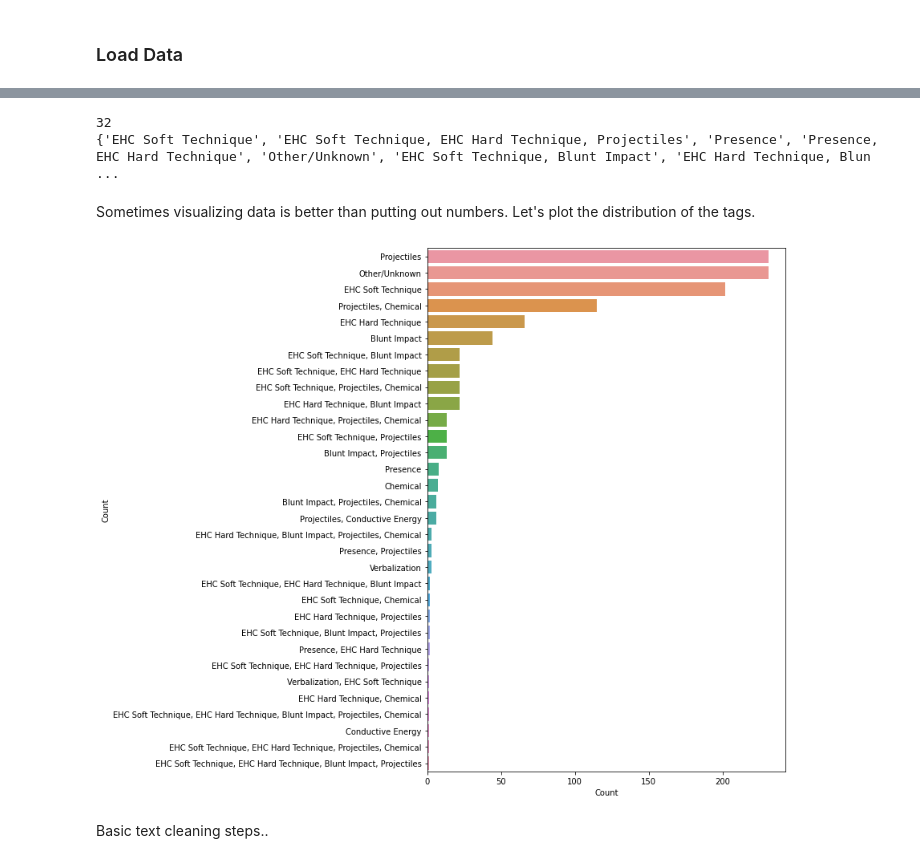
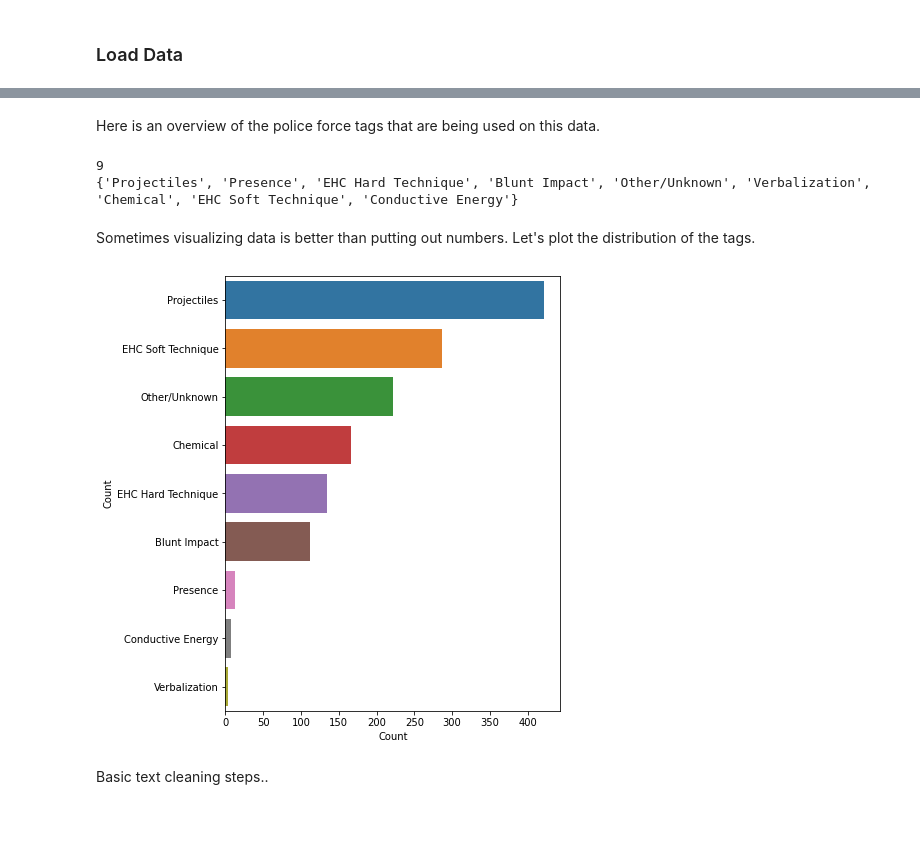
Before and after one commit to BloomTech-Labs/Labs25-Human_Rights_First-TeamC-DS, a Jupyter notebook: notebooks/Category_prediction.ipynb, the cells around one changed output, grey strips where cells are left out. Drawn from its saved outputs; the diff is of its cells as text; code cells hidden in the pictures; blank space fills up the shorter version.

Commit message:
fix/cleaned the output for the target data

```diff
--- a/notebooks/Category_prediction.ipynb
+++ b/notebooks/Category_prediction.ipynb
@@ -93,30 +109,31 @@ df.head(5)
+# %% [markdown]
+Here is an overview of the police force tags that are being used on this data.
 # %%
-# get all genre tags in a list
+# get all tags in a list
 tags = []
 
 for i in df['force_tags']:
   tags.append(i)
 
-
-
-print(len(set(tags)))
-print(set(tags))
+tag_words = [word for line in tags for word in line.split(', ')]
+print(len(set(tag_words)))
+print(set(tag_words))
 # %% [output]
-32
-{'EHC Soft Technique', 'EHC Soft Technique, EHC Hard Technique, Projectiles', 'Presence', 'Presence, EHC Hard Technique', 'Other/Unknown', 'EHC Soft Technique, Blunt Impact', 'EHC Hard Technique, Blun ...
+9
+{'Projectiles', 'Presence', 'EHC Hard Technique', 'Blunt Impact', 'Other/Unknown', 'Verbalization', 'Chemical', 'EHC Soft Technique', 'Conductive Energy'}
 # %%
-tags = nltk.FreqDist(tags)
+tags = nltk.FreqDist(tag_words)
 tags_df = pd.DataFrame({'Tags': list(tags.keys()), 'Count': list(tags.values())})
 # %% [markdown]
 Sometimes visualizing data is better than putting out numbers. Let's plot the distribution of the tags.
 # %%
 g = tags_df.nlargest(columns="Count", n = 50)
-plt.figure(figsize=(8,12))
+plt.figure(figsize=(6,8))
 ax = sns.barplot(data=g, x= "Count", y = "Tags")
 ax.set(ylabel = 'Count')
 plt.show()
 # %% [output]
-[figure, old version]
+[figure, new version]
 # %% [markdown]
  Basic text cleaning steps..
 # %%
```
Also changed, not shown: parts of 28 cells of this notebook.
